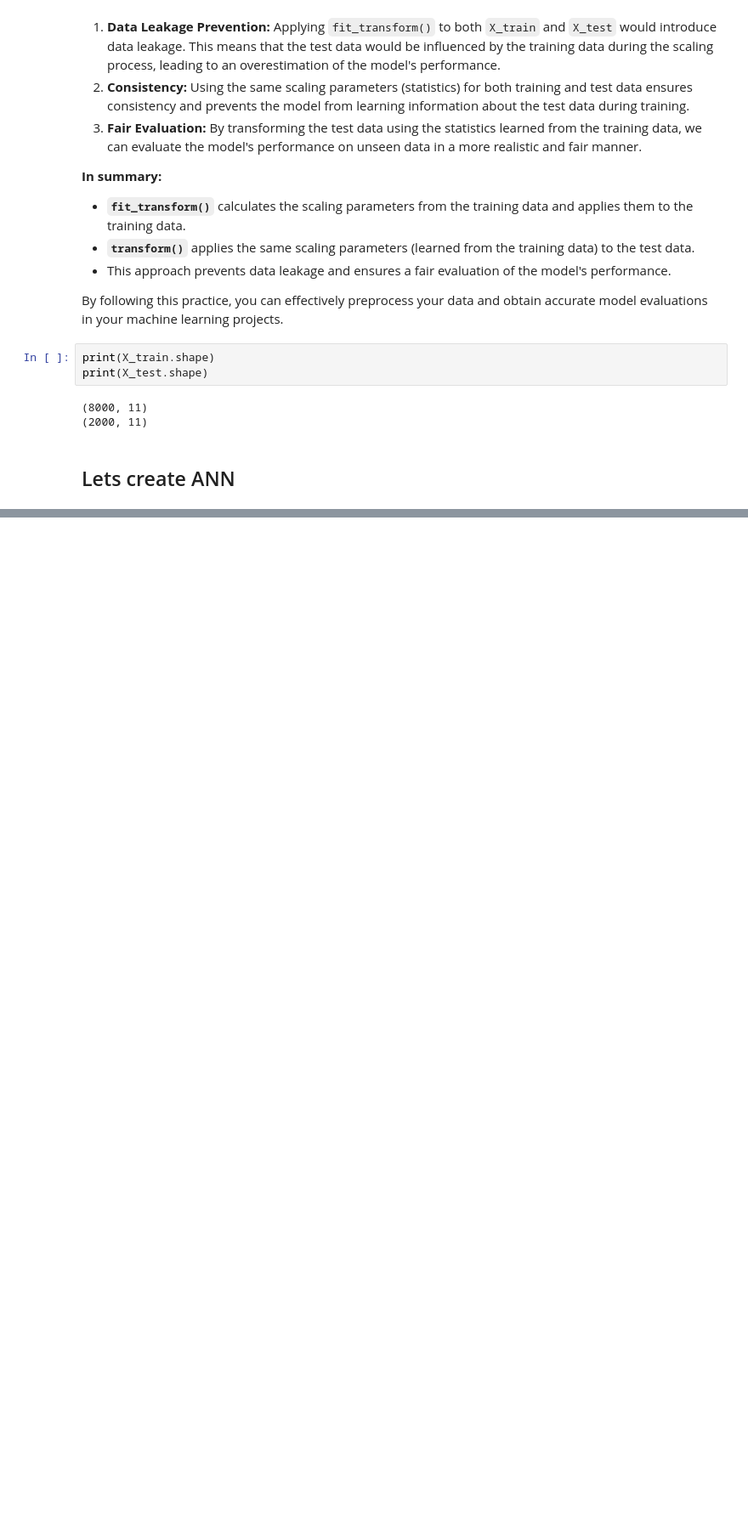
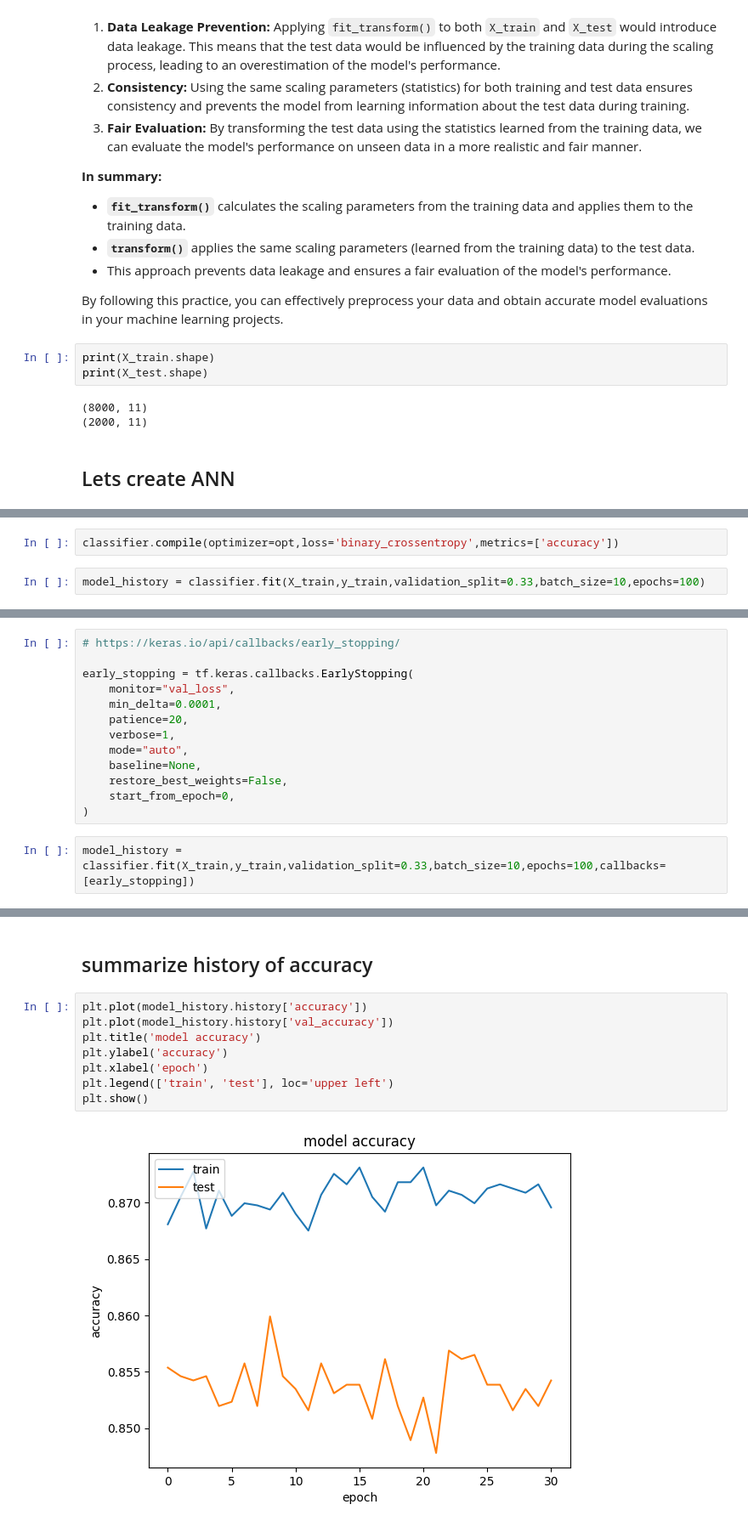
Before and after one commit to SriRamK345/Deep_Learning, a Jupyter notebook: DS1.ipynb, the cells around one changed output, grey strips where cells are left out. Shown: that part at 85% size. Cells and saved outputs as stored; diff of their text form; blank space fills up the shorter version.

```diff
--- a/DS1.ipynb
+++ b/DS1.ipynb
@@ -182,0 +204,4 @@ from tensorflow.keras.optimizers import Adam
+# %%
+classifier.compile(optimizer=opt,loss='binary_crossentropy',metrics=['accuracy'])
+# %%
+model_history = classifier.fit(X_train,y_train,validation_split=0.33,batch_size=10,epochs=100)
@@ -182,0 +232,15 @@ from tensorflow.keras.optimizers import Adam
+# %%
+# https://keras.io/api/callbacks/early_stopping/
+
+early_stopping = tf.keras.callbacks.EarlyStopping(
+    monitor="val_loss",
+    min_delta=0.0001,
+    patience=20,
+    verbose=1,
+    mode="auto",
+    baseline=None,
+    restore_best_weights=False,
+    start_from_epoch=0,
+)
+# %%
+model_history = classifier.fit(X_train,y_train,validation_split=0.33,batch_size=10,epochs=100,callbacks=[early_stopping])
@@ -182,0 +269,12 @@ from tensorflow.keras.optimizers import Adam
+# %% [markdown]
+## summarize history of accuracy
+# %%
+plt.plot(model_history.history['accuracy'])
+plt.plot(model_history.history['val_accuracy'])
+plt.title('model accuracy')
+plt.ylabel('accuracy')
+plt.xlabel('epoch')
+plt.legend(['train', 'test'], loc='upper left')
+plt.show()
+# %% [output]
+[figure, added]
```
Also changed, not shown: parts of 29 cells of this notebook.
